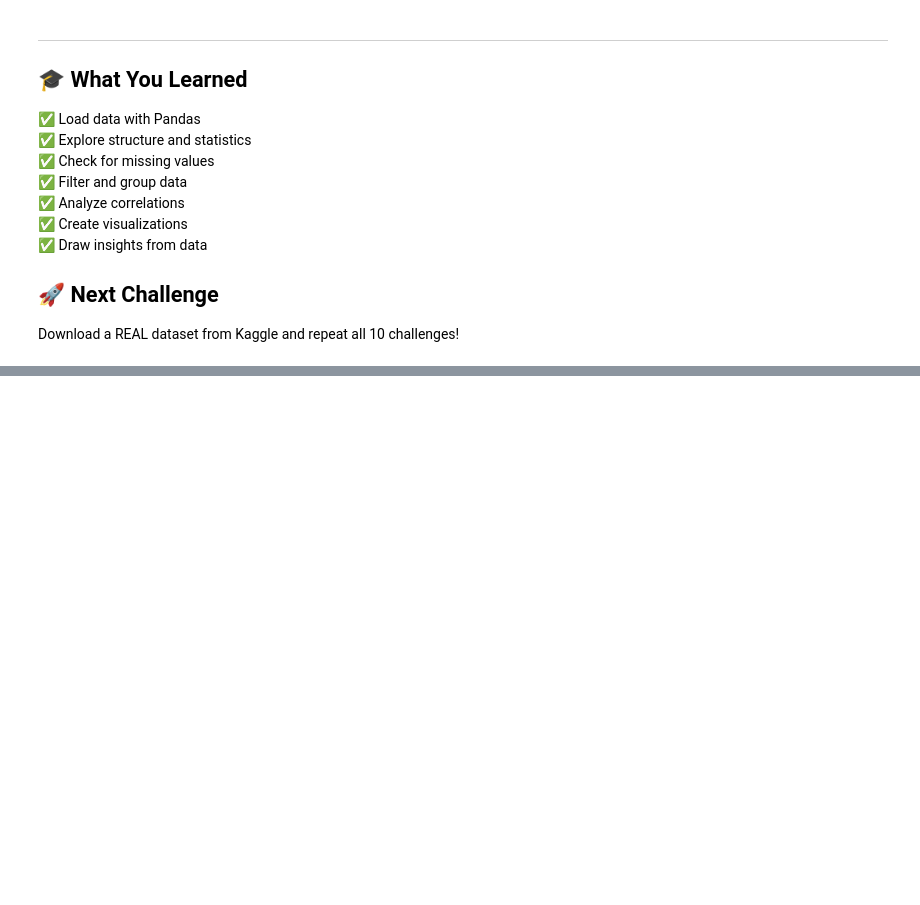
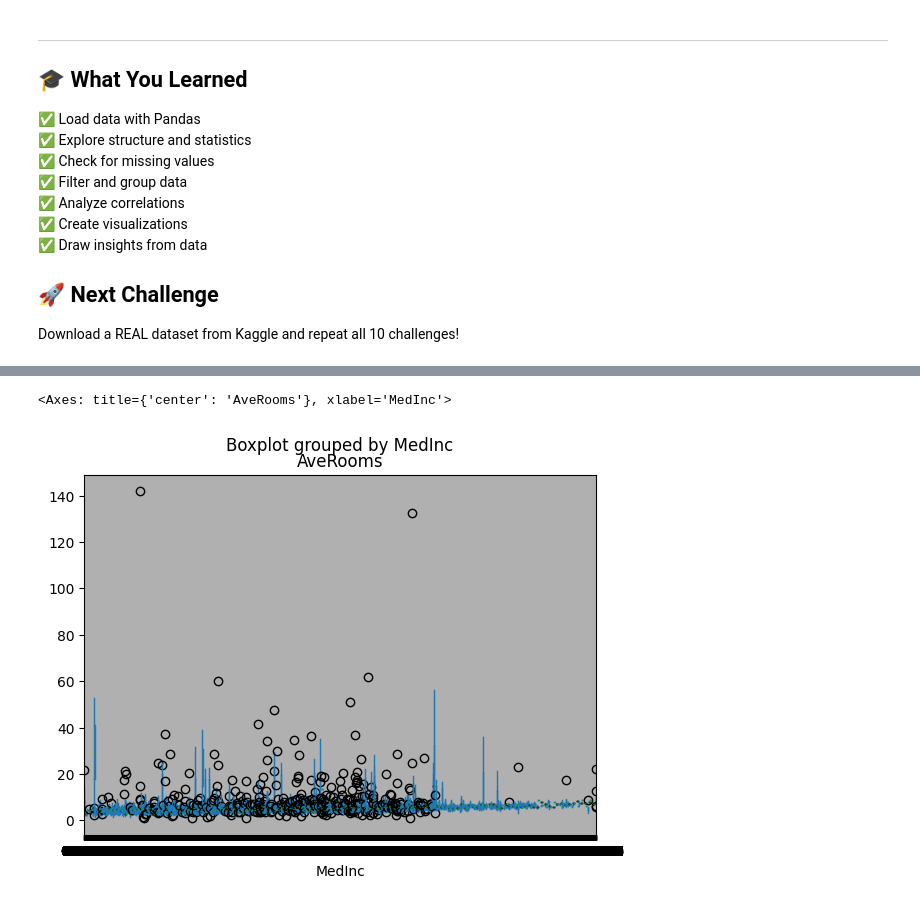
Before and after one commit to jjcatulle/AI-ML-refresher, a Jupyter notebook: notebooks/phase1/MY_Week1_DataExploration.ipynb, the cells around one changed output, grey strips where cells are left out. Saved outputs shown, nothing was run; the diff lists cells and outputs as text; code cells hidden in the pictures; blank space fills up the shorter version.

```diff
--- a/notebooks/phase1/MY_Week1_DataExploration.ipynb
+++ b/notebooks/phase1/MY_Week1_DataExploration.ipynb
@@ -412,0 +662,5 @@ Download a REAL dataset from Kaggle and repeat all 10 challenges!
+# %%
+housing_df.boxplot(column='AveRooms', by='MedInc')
+# %% [output]
+<Axes: title={'center': 'AveRooms'}, xlabel='MedInc'>
+[figure, added]
```
Also changed, not shown: parts of 29 cells of this notebook.
